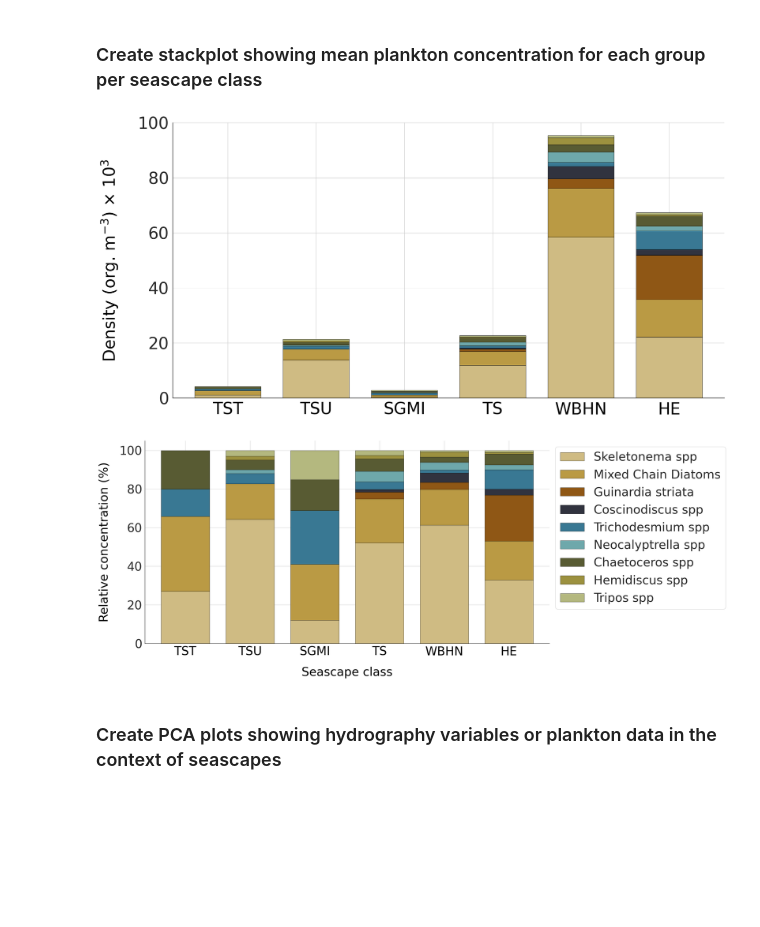
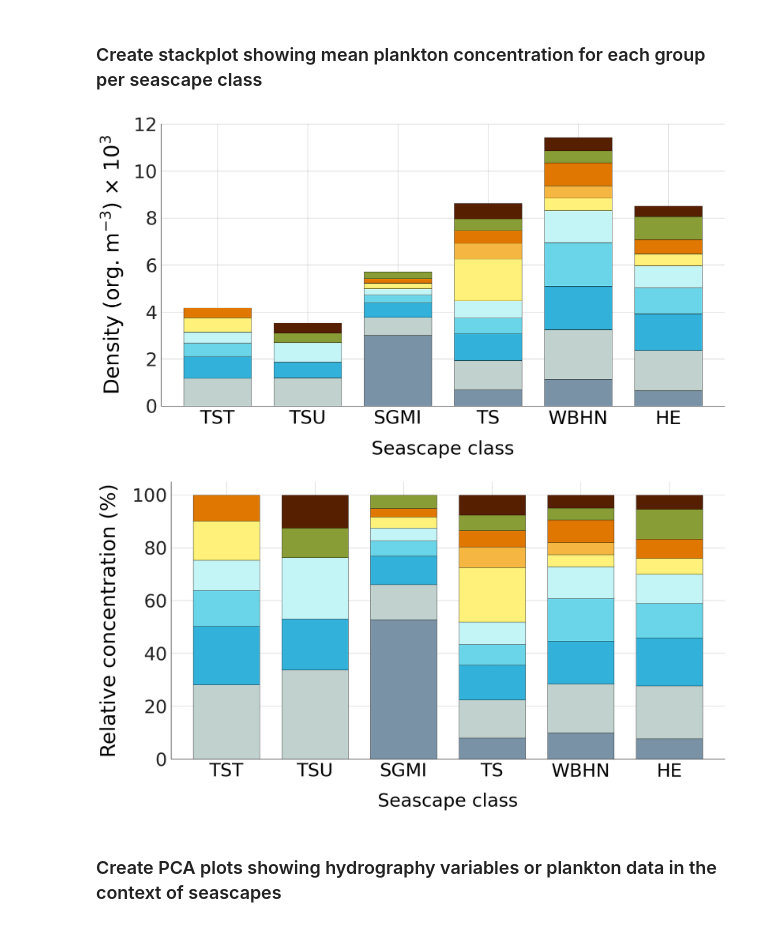
Before and after one commit to eqmh/plankton_imaging, a Jupyter notebook: plankton_abundance.ipynb, the cells around one changed output. Cells and saved outputs as stored; diff of their text form; code cells hidden in the pictures; blank space fills up the shorter version.

Commit message:
Change plotting params

```diff
--- a/plankton_abundance.ipynb
+++ b/plankton_abundance.ipynb
@@ -834,7 +834,7 @@ Successfully saved static map to: station_concentration_map.png
 ### Create stackplot showing mean plankton concentration for each group per seascape class
 # %%
 # Options: 'zooplankton' or 'phytoplankton'
-group_to_plot = 'phytoplankton'
+group_to_plot = 'zooplankton'
 # ----------------------------------
 
 # 1. Define Groups, Mappings, and Colors
@@ -910,6 +910,8 @@ FIG_WIDTH = 20
 # 0.20 leaves plenty of room for the long Y-axis label without shrinking the box
 PLOT_BOX = [0.20, 0.15, 0.75, 0.75]
 
+fontsize_axis_label=40
+fontsize_tick_label=36
 # --- Figure 1: Average Concentration Stacked Plot ---
 fig1, ax1 = plt.subplots(figsize=(FIG_WIDTH, 10))
 pivot_df.plot(
@@ -922,12 +924,12 @@ pivot_df.plot(
     linewidth=0.5
 )
 
-ax1.set_xticklabels([seascape_labels[x] for x in seascape_levels], rotation=0, color="black")
-ax1.set_ylabel(r'Density (org. m$^{-3}$) $\times$ 10$^{3}$', labelpad=36, color="black")
-ax1.set_xlabel('', labelpad=24, color="black")
-ax1.set_ylim(0, 100)
+ax1.set_xticklabels([seascape_labels[x] for x in seascape_levels], rotation=0, color="black", fontsize=fontsize_tick_label)
+ax1.set_ylabel(r'Density (org. m$^{-3}$) $\times$ 10$^{3}$', labelpad=16, color="black", fontsize=fontsize_axis_label)
+ax1.set_xlabel('Seascape class', labelpad=24, color="black", fontsize=fontsize_tick_label)
+ax1.set_ylim(0, 12)
 ax1.legend().set_visible(False)
-
+ax1.tick_params(axis='both', which='major', labelsize=fontsize_tick_label)
 # Remove top/right spines
 ax1.spines['top'].set_visible(False)
 ax1.spines['right'].set_visible(False)
@@ -937,38 +939,40 @@ ax1.spines['bottom'].set_color('black')
 # Force Figure 1 axes to the specific box position
 ax1.set_position(PLOT_BOX)
 plt.show()
 
 # --- Figure 2: Relative Concentration (%) Stacked Plot ---
 fig2, ax2 = plt.subplots(figsize=(FIG_WIDTH, 10))
 percent_df.plot(
     kind='bar',
     stacked=True,
     ax=ax2,
     color=config["colors"],
     width=0.75,
     edgecolor='black',
     linewidth=0.5
 )
 
-ax2.set_xticklabels([seascape_labels[x] for x in seascape_levels], rotation=0, color="black")
+ax2.set_xticklabels([seascape_labels[x] for x in seascape_levels], rotation=0, color="black", fontsize=fontsize_tick_label)
 # Modify labelpad to match Figure 1's visual weight
-ax2.set_ylabel('Relative concentration (%)', labelpad=24, color="black")
-ax2.set_xlabel('Seascape class', labelpad=24, color="black")
+ax2.set_ylabel('Relative concentration (%)', labelpad=24, color="black", fontsize=fontsize_axis_label)
+ax2.set_xlabel('Seascape class', labelpad=24, color="black", fontsize=fontsize_tick_label)
 ax2.legend(loc='upper left', bbox_to_anchor=(1, 1), title='', labels=spp_labels)
+ax2.legend().set_visible(False)
+ax2.tick_params(axis='both', which='major', labelsize=fontsize_tick_label)
 
 # Remove top/right spines
 ax2.spines['top'].set_visible(False)
 ax2.spines['right'].set_visible(False)
 ax2.spines['left'].set_color('black')
 ax2.spines['bottom'].set_color('black')
 
 # Force Figure 2 axes to the EXACT SAME box position as Figure 1
 ax2.set_position(PLOT_BOX)
 
 plt.show()
 # %% [output]
-[figure, old version]
+[figure, new version]
-[figure, old version]
+[figure, new version]
 # %% [markdown]
 ### Create PCA plots showing hydrography variables or plankton data in the context of seascapes
 # %%
```
Also changed, not shown: parts of 2 cells of this notebook.
